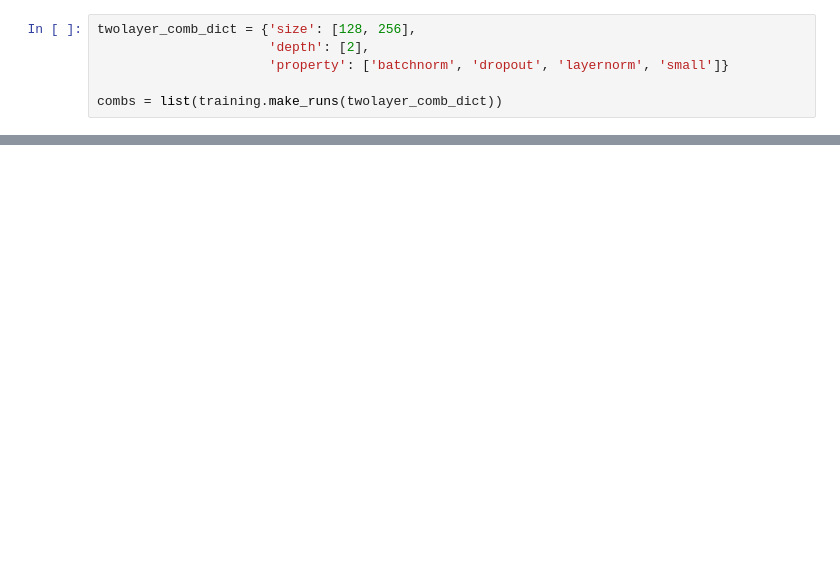
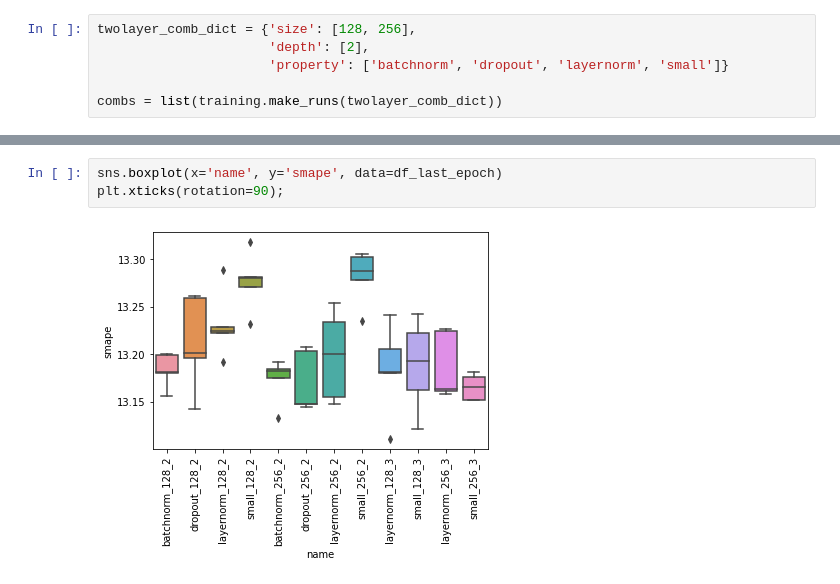
Before and after one commit to djib2011/forecasting-augmentation, a Jupyter notebook: experimentation/architecture_investigation.ipynb, the cells around one changed output, grey strips where cells are left out. Saved outputs shown, nothing was run; the diff lists cells and outputs as text; blank space fills up the shorter version.

```diff
--- a/experimentation/architecture_investigation.ipynb
+++ b/experimentation/architecture_investigation.ipynb
@@ -72,0 +71,5 @@ plt.tight_layout()
+# %%
+sns.boxplot(x='name', y='smape', data=df_last_epoch)
+plt.xticks(rotation=90);
+# %% [output]
+[figure, added]
```
Also changed, not shown: parts of 12 cells of this notebook, 1 other file.
